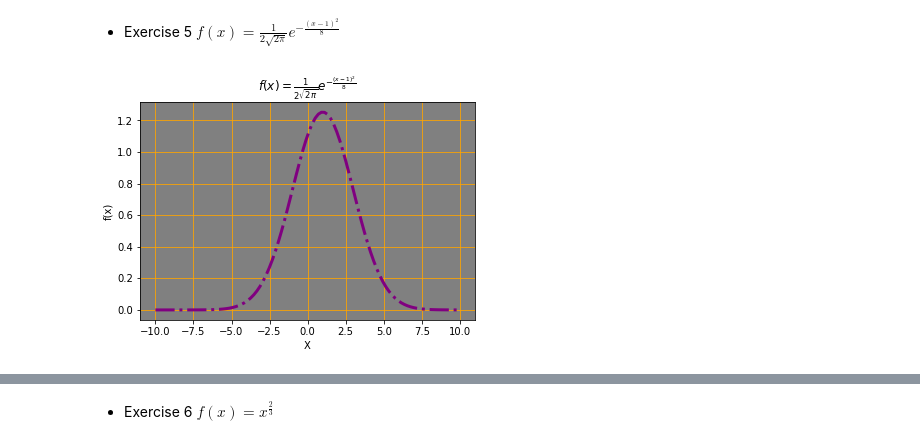
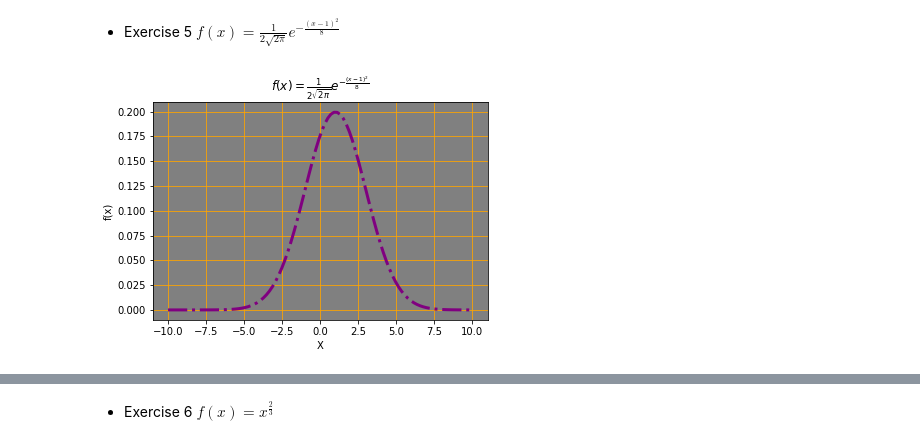
Before and after one commit to aceaceace123/Maching-Learning, a Jupyter notebook: hw2.ipynb, the cells around one changed output, grey strips where cells are left out. Saved outputs shown, nothing was run; the diff lists cells and outputs as text; code cells hidden in the pictures.

```diff
--- a/hw2.ipynb
+++ b/hw2.ipynb
@@ -115,18 +161,18 @@ plt.show()
 # %%
 import matplotlib.pyplot as plt
 import numpy as np
 xmin, xmax = -10, 10
 x = np.linspace(xmin, xmax, 100)
-y= (1/2*np.sqrt(2*np.pi))*np.exp(-((x-1)**2)/8)
+y= (1/(2*np.sqrt(2*np.pi)))*np.exp(-((x-1)**2)/8)
 fig = plt.figure()
 # use axis object
 ax = plt.gca() # get current axis
 ax.patch.set_facecolor("gray")
 ax.plot(x, y, linewidth = 3, color ='purple', linestyle ='-.')
 ax.grid(True,color='orange')
 ax.set_xlabel('X'), ax.set_ylabel('f(x)')
 ax.set_title('$f(x)=\\frac{1}{2\sqrt{2\pi}}e^{-\\frac{(x-1)^2}{8}}$')
-plt.savefig('ex5.jpg', format='jpg')
+# plt.savefig('ex5.jpg', format='jpg')
 plt.show()
 # %% [output]
-[figure, old version]
+[figure, new version]
```
Also changed, not shown: parts of 7 cells of this notebook, 6 other files.
